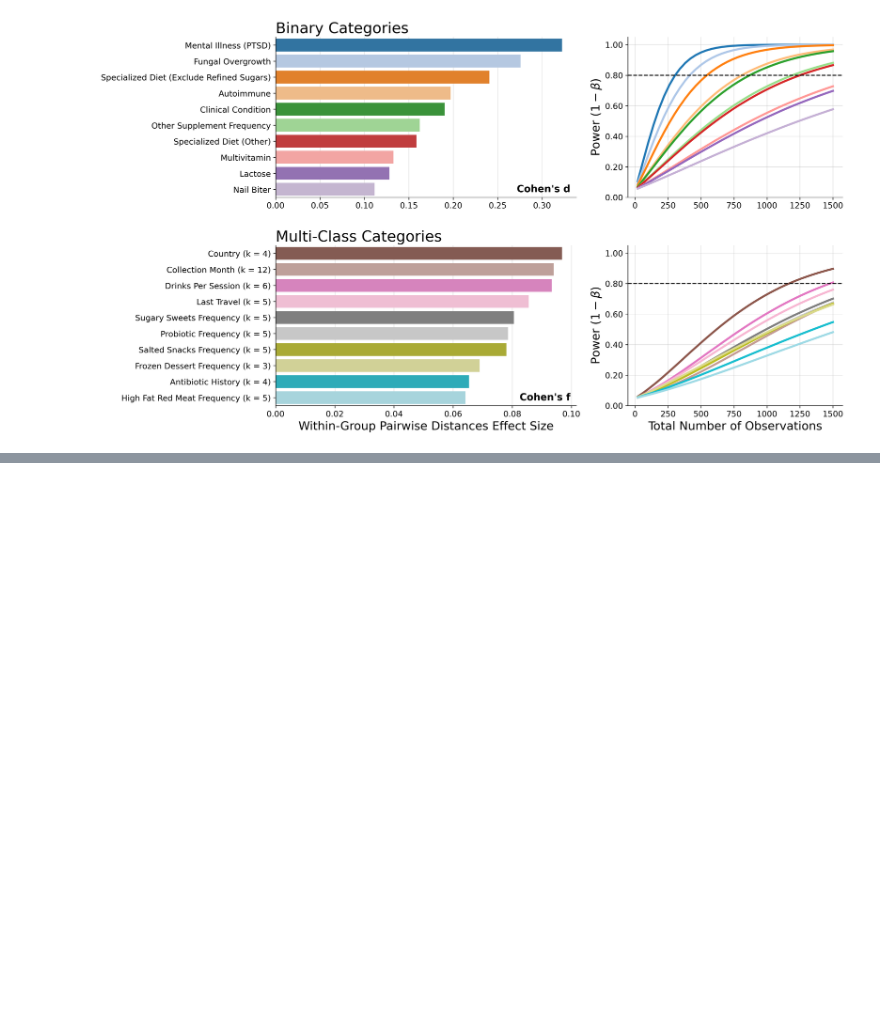
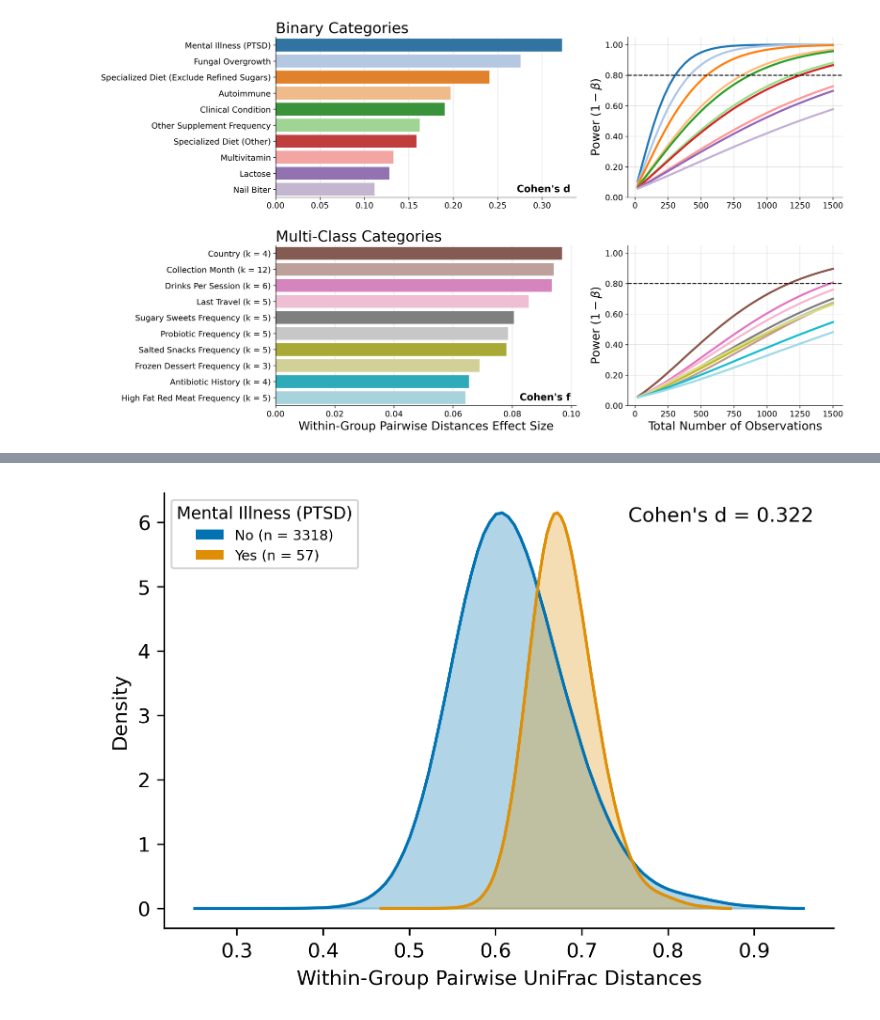
Before and after one commit to knightlab-analyses/evident-analyses, a Jupyter notebook: notebooks/plot.ipynb, the cells around one changed output, grey strips where cells are left out. Cells and saved outputs as stored; diff of their text form; code cells hidden in the pictures; blank space fills up the shorter version.

```diff
--- a/notebooks/plot.ipynb
+++ b/notebooks/plot.ipynb
@@ -346,3 +449,7 @@ plt.savefig("../figures/effect_sizes_and_power.pdf")
 plt.show()
 # %% [output]
 [figure]
+# %%
+from skbio import DistanceMatrix
+
+dm = DistanceMatrix.read("../results/distance-matrix-u_unifrac.tsv")
@@ -348,0 +469,12 @@ plt.show()
+# %%
+def get_kde(values):
+    min_val, max_val = values.min(), values.max()
+    kde_range = np.linspace(min_val, max_val, 100)
+    kernel = ss.gaussian_kde(values)
+    kde_values = kernel(kde_range)
+    return kde_range, kde_values
+# %%
+%%time
+
+grp1_kde_range, grp1_kde_values = get_kde(grp1_vals)
+grp2_kde_range, grp2_kde_values = get_kde(grp2_vals)
@@ -348,0 +484,52 @@ plt.show()
+# %%
+from matplotlib.patches import Patch
+
+fig, ax = plt.subplots()
+
+grp1_color, grp2_color = sns.color_palette("colorblind", 2)
+
+kde_ranges = [grp1_kde_range, grp2_kde_range]
+kde_values = [grp1_kde_values, grp1_kde_values]
+colors = [grp1_color, grp2_color]
+for kde_range, kde_values, color in zip(kde_ranges, kde_values, colors):
+    ax.fill_between(
+        x=kde_range,
+        y1=0,
+        y2=kde_values,
+        color=color,
+        alpha=0.3
+    )
+    ax.plot(
+        kde_range,
+        kde_values,
+        color=color
+    )
+
+ax.set_ylabel("Density")
+ax.set_xlabel("Within-Group Pairwise UniFrac Distances")
+
+grp1_patch = Patch(facecolor=grp1_color, label=f"{grp1_name} (n = {grp1.shape[0]})")
+grp2_patch = Patch(facecolor=grp2_color, label=f"{grp2_name} (n = {grp2.shape[0]})")
+
+ax.legend(
+    handles=[grp1_patch, grp2_patch],
+    title=col_map.get(col_name),
+    loc="upper left",
+    fontsize="x-small",
+    title_fontsize="small",
+)
+
+es = es_df[es_df["column"] == col_name]["effect_size"].item()
+ax.text(
+    x=0.97,
+    y=0.97,
+    s=f"Cohen's d = {es:.3f}",
+    transform=ax.transAxes,
+    ha="right",
+    va="top",
+)
+
+plt.savefig("../figures/top_binary_cat_curves.pdf")
+plt.show()
+# %% [output]
+[figure, added]
```
Also changed, not shown: parts of 10 cells of this notebook, 9 other files.
